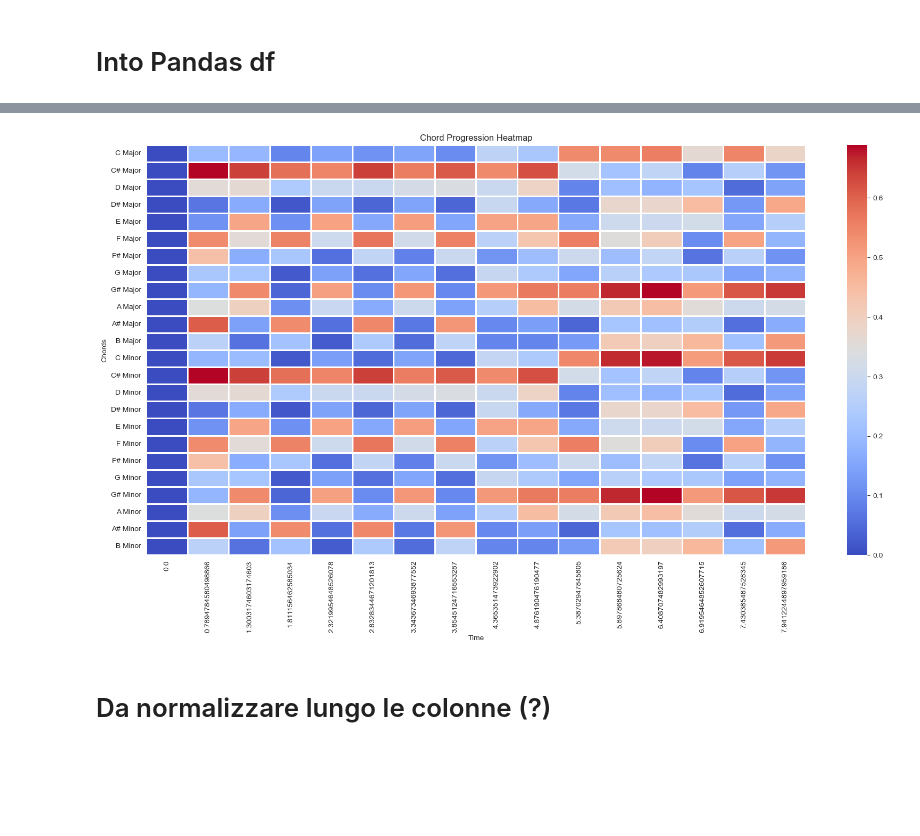
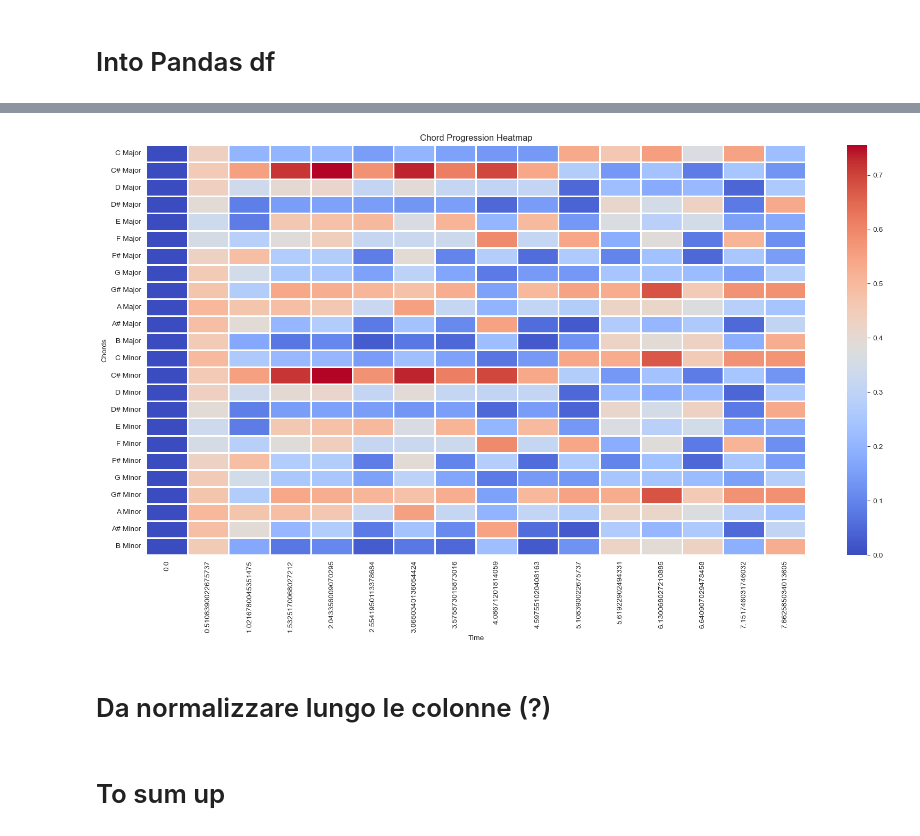
Before and after one commit to BacobaxUnitn/progetto_SIV, a Jupyter notebook: using_librosa.ipynb, the cells around one changed output, grey strips where cells are left out. Drawn from its saved outputs; the diff is of its cells as text; code cells hidden in the pictures; blank space fills up the shorter version.

```diff
--- a/using_librosa.ipynb
+++ b/using_librosa.ipynb
@@ -472,6 +473,3 @@ def filter_chord_df(df):
 
     # Apply the mask to filter the DataFrame
     return df[mask].reset_index(drop=True)
-# %%
-df = filter_chord_df(df)
-df
@@ -516,15 +500,19 @@ def tempo_and_duration(signal, sr):
     beat_times = librosa.frames_to_time(beats, sr=sr)
     beat_duration = 60 / tempo  # Seconds per beat
     return tempo, beat_times, beat_duration
-
-_, _, beat_duration = tempo_and_duration(y, sr)
-period = hop_size / sr  # Seconds per column
-how_many_samples_in_a_beat = int(beat_duration / period)
+def sample_df_per_beats(y, sr, hop_size, df):
+    _, _, beat_duration = tempo_and_duration(y, sr)
+    period = hop_size / sr  # Seconds per column
+    how_many_samples_in_a_beat = int(beat_duration / period)
+    return df.iloc[::how_many_samples_in_a_beat]
 # %%
-sampled_df = df.iloc[::how_many_samples_in_a_beat]
+sampled_df = sample_df_per_beats(y, sr, hop_size, df)
+filter_df = filter_chord_df(sampled_df)
 # %%
-plot_chord_heatmap(sampled_df, window=(0, 8))
+plot_chord_heatmap(filter_df, window=(0, 8))
 # %% [output]
-[figure, old version]
+[figure, new version]
 # %% [markdown]
 # Da normalizzare lungo le colonne (?)
+# %% [markdown]
+# To sum up
```
Also changed, not shown: parts of 5 cells of this notebook.
